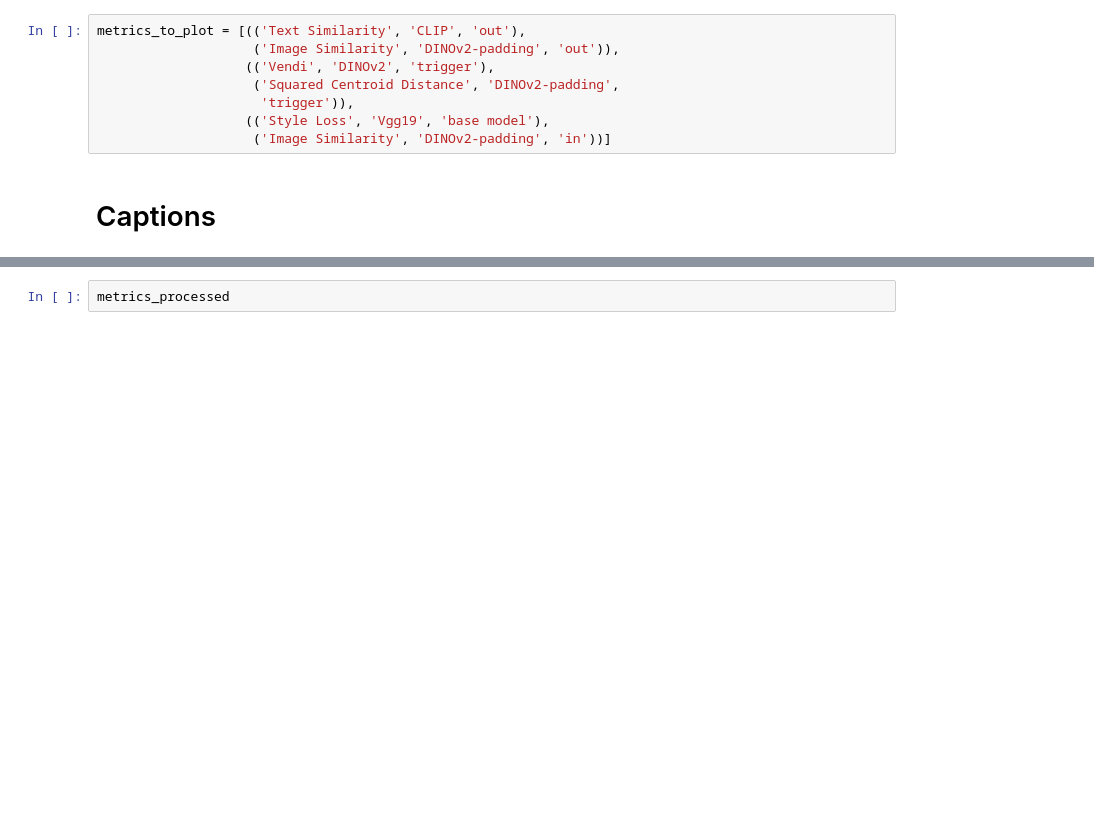
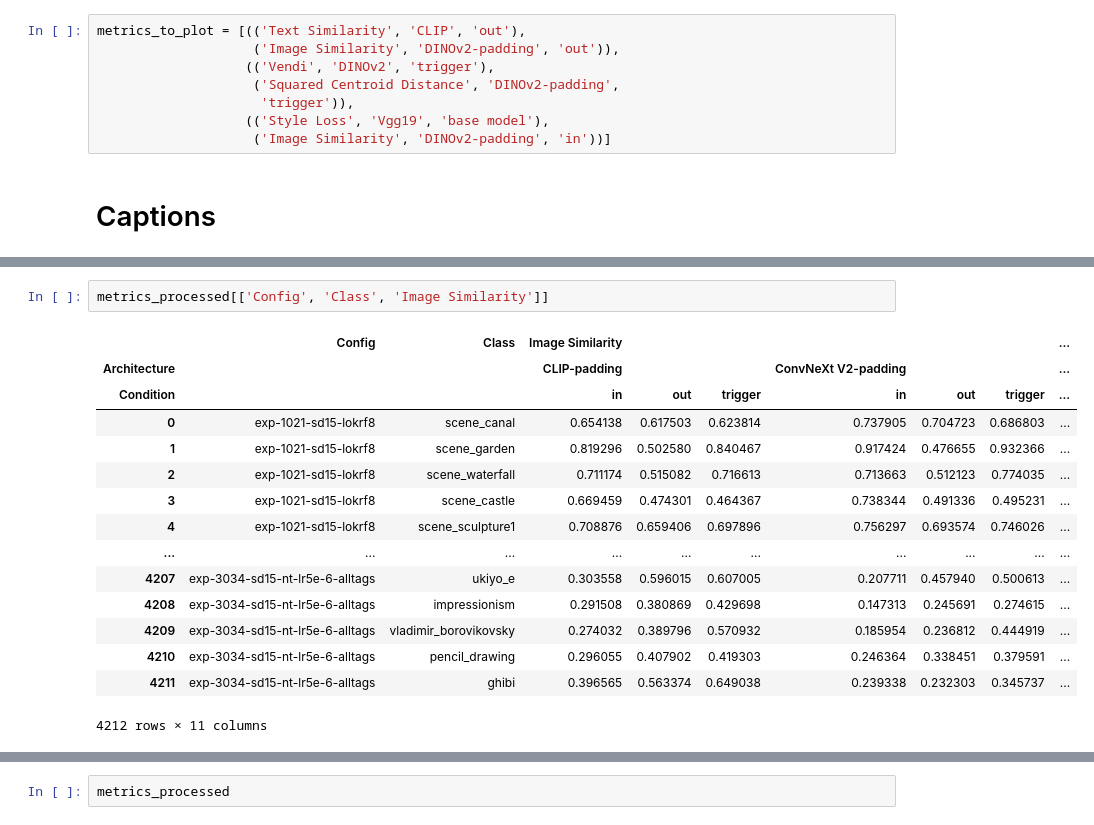
Before and after one commit to cyber-meow/LyCORIS-evaluation, a Jupyter notebook: results/notebooks/xy_plot/xy_plot_paper_add_exp.ipynb, the cells around one changed output, grey strips where cells are left out. Saved outputs shown, nothing was run; the diff lists cells and outputs as text; blank space fills up the shorter version.

```diff
--- a/results/notebooks/xy_plot/xy_plot_paper_add_exp.ipynb
+++ b/results/notebooks/xy_plot/xy_plot_paper_add_exp.ipynb
@@ -68,0 +161,18 @@ os.makedirs(save_dir, exist_ok=True)
+# %%
+metrics_processed[['Config', 'Class', 'Image Similarity']]
+# %% [output]
+|  | Config | Class | Image Similarity |  |  |  |  |  | ... |
+| Architecture |  |  | CLIP-padding |  |  | ConvNeXt V2-padding |  |  | ... |
+| Condition |  |  | in | out | trigger | in | out | trigger | ... |
+| 0 | exp-1021-sd15-lokrf8 | scene_canal | 0.654138 | 0.617503 | 0.623814 | 0.737905 | 0.704723 | 0.686803 | ... |
+| 1 | exp-1021-sd15-lokrf8 | scene_garden | 0.819296 | 0.502580 | 0.840467 | 0.917424 | 0.476655 | 0.932366 | ... |
+| 2 | exp-1021-sd15-lokrf8 | scene_waterfall | 0.711174 | 0.515082 | 0.716613 | 0.713663 | 0.512123 | 0.774035 | ... |
+| 3 | exp-1021-sd15-lokrf8 | scene_castle | 0.669459 | 0.474301 | 0.464367 | 0.738344 | 0.491336 | 0.495231 | ... |
+| 4 | exp-1021-sd15-lokrf8 | scene_sculpture1 | 0.708876 | 0.659406 | 0.697896 | 0.756297 | 0.693574 | 0.746026 | ... |
+| ... | ... | ... | ... | ... | ... | ... | ... | ... | ... |
+| 4207 | exp-3034-sd15-nt-lr5e-6-alltags | ukiyo_e | 0.303558 | 0.596015 | 0.607005 | 0.207711 | 0.457940 | 0.500613 | ... |
+| 4208 | exp-3034-sd15-nt-lr5e-6-alltags | impressionism | 0.291508 | 0.380869 | 0.429698 | 0.147313 | 0.245691 | 0.274615 | ... |
+| 4209 | exp-3034-sd15-nt-lr5e-6-alltags | vladimir_borovikovsky | 0.274032 | 0.389796 | 0.570932 | 0.185954 | 0.236812 | 0.444919 | ... |
+| 4210 | exp-3034-sd15-nt-lr5e-6-alltags | pencil_drawing | 0.296055 | 0.407902 | 0.419303 | 0.246364 | 0.338451 | 0.379591 | ... |
+| 4211 | exp-3034-sd15-nt-lr5e-6-alltags | ghibi | 0.396565 | 0.563374 | 0.649038 | 0.239338 | 0.232303 | 0.345737 | ... |
+4212 rows × 11 columns
```
Also changed, not shown: parts of 11 cells of this notebook, 4 other files.
